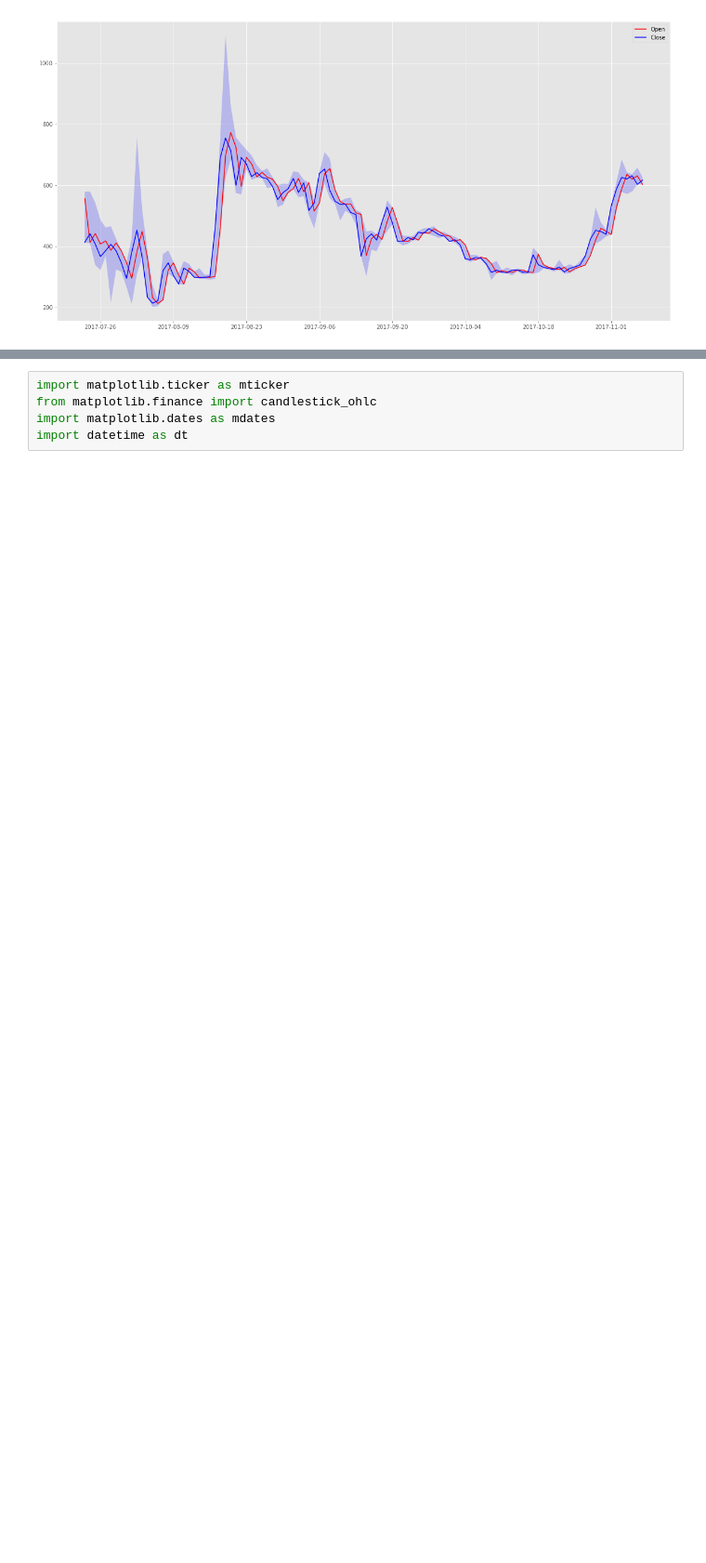
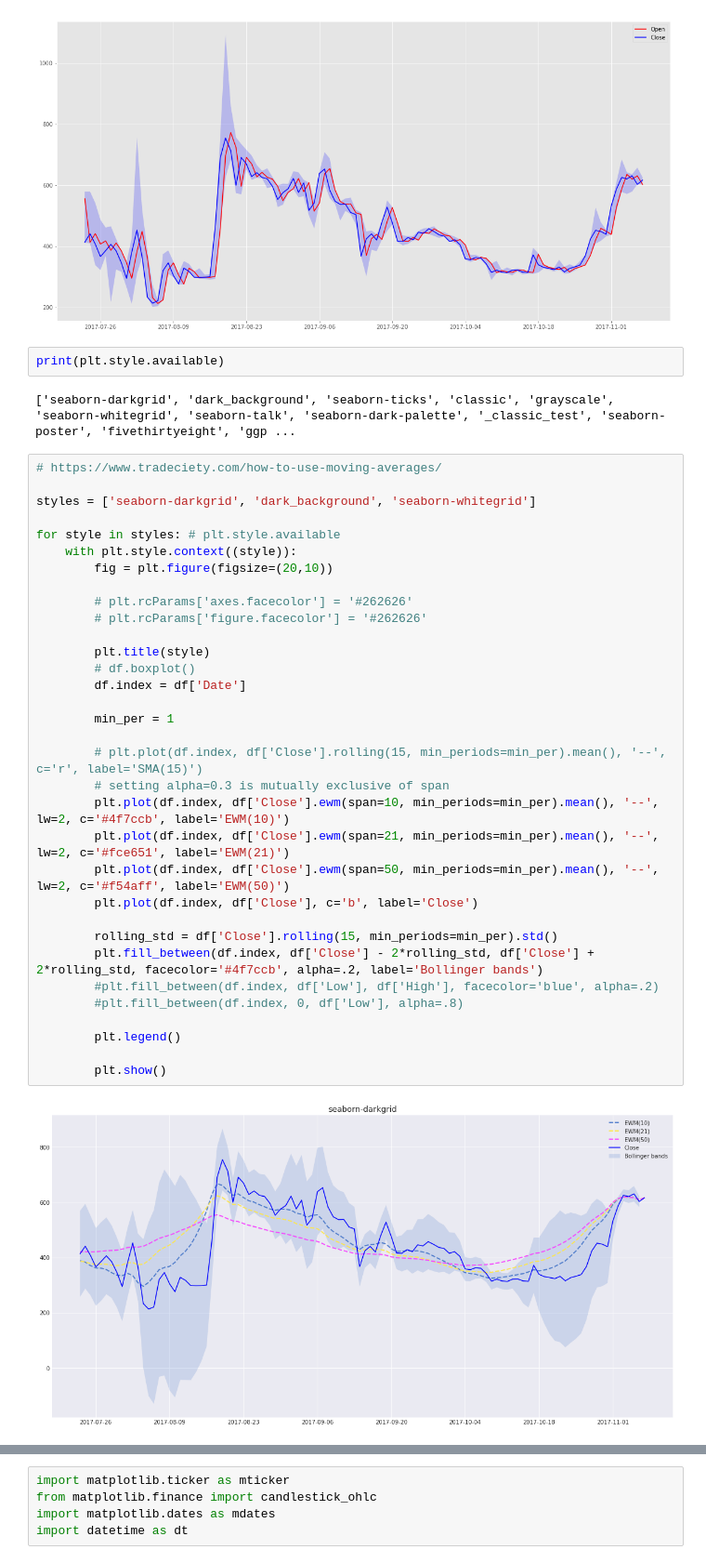
Before and after one commit to xR86/ml-stuff, a Jupyter notebook: kaggle/cryptocurrency_price_history/TimeSeries.ipynb, the cells around one changed output, grey strips where cells are left out. Shown: that part at 93% size. Saved outputs shown, nothing was run; the diff lists cells and outputs as text; blank space fills up the shorter version.

Commit message:
updated cryptocurrency time series analysis with EWMA plots

```diff
--- a/kaggle/cryptocurrency_price_history/TimeSeries.ipynb
+++ b/kaggle/cryptocurrency_price_history/TimeSeries.ipynb
@@ -81,3 +81,42 @@ plt.legend()
 plt.show()
 # %% [output]
 [figure]
+# %%
+print(plt.style.available)
+# %% [output]
+['seaborn-darkgrid', 'dark_background', 'seaborn-ticks', 'classic', 'grayscale', 'seaborn-whitegrid', 'seaborn-talk', 'seaborn-dark-palette', '_classic_test', 'seaborn-poster', 'fivethirtyeight', 'ggp ...
+# %%
+# https://www.tradeciety.com/how-to-use-moving-averages/
+
+styles = ['seaborn-darkgrid', 'dark_background', 'seaborn-whitegrid']
+
+for style in styles: # plt.style.available
+    with plt.style.context((style)):
+        fig = plt.figure(figsize=(20,10))
+
+        # plt.rcParams['axes.facecolor'] = '#262626'
+        # plt.rcParams['figure.facecolor'] = '#262626'
+
+        plt.title(style)
+        # df.boxplot()
+        df.index = df['Date']
+
+        min_per = 1
+
+        # plt.plot(df.index, df['Close'].rolling(15, min_periods=min_per).mean(), '--', c='r', label='SMA(15)')
+        # setting alpha=0.3 is mutually exclusive of span
+        plt.plot(df.index, df['Close'].ewm(span=10, min_periods=min_per).mean(), '--', lw=2, c='#4f7ccb', label='EWM(10)')
+        plt.plot(df.index, df['Close'].ewm(span=21, min_periods=min_per).mean(), '--', lw=2, c='#fce651', label='EWM(21)')
+        plt.plot(df.index, df['Close'].ewm(span=50, min_periods=min_per).mean(), '--', lw=2, c='#f54aff', label='EWM(50)')
+        plt.plot(df.index, df['Close'], c='b', label='Close')
+
+        rolling_std = df['Close'].rolling(15, min_periods=min_per).std()
+        plt.fill_between(df.index, df['Close'] - 2*rolling_std, df['Close'] + 2*rolling_std, facecolor='#4f7ccb', alpha=.2, label='Bollinger bands')
+        #plt.fill_between(df.index, df['Low'], df['High'], facecolor='blue', alpha=.2)
+        #plt.fill_between(df.index, 0, df['Low'], alpha=.8)
+
+        plt.legend()
+
+        plt.show()
+# %% [output]
+[figure, added]
```
Also changed, not shown: parts of 1 cell of this notebook.
